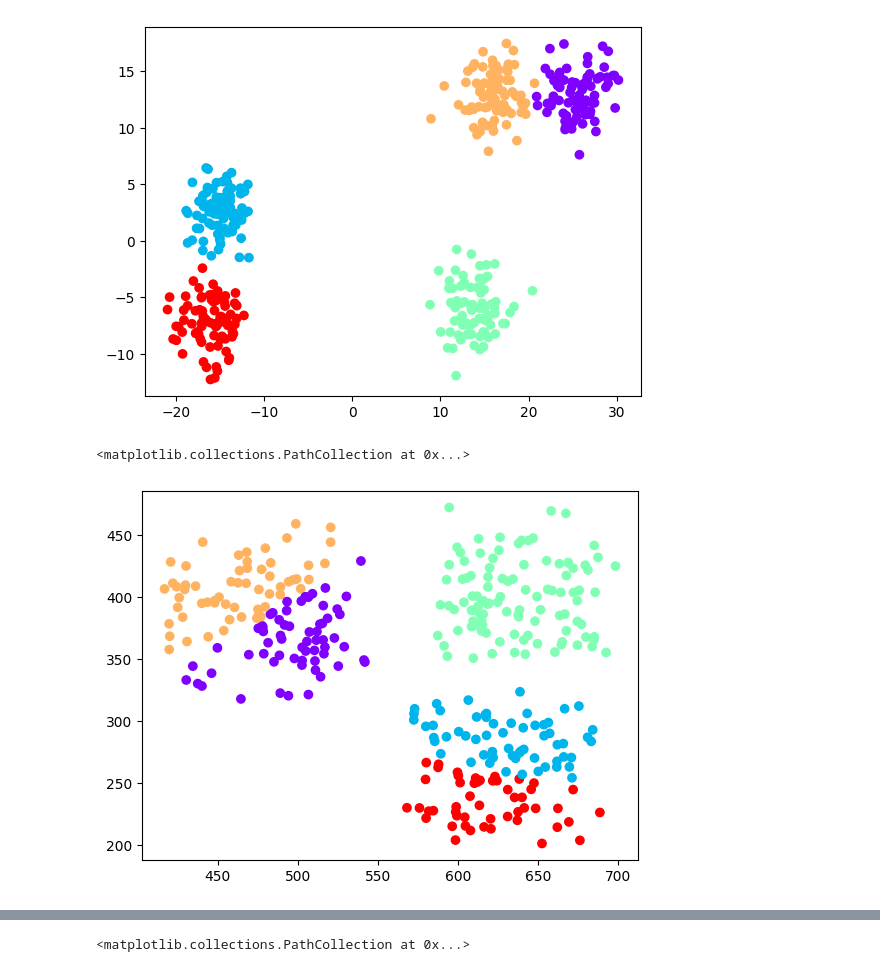
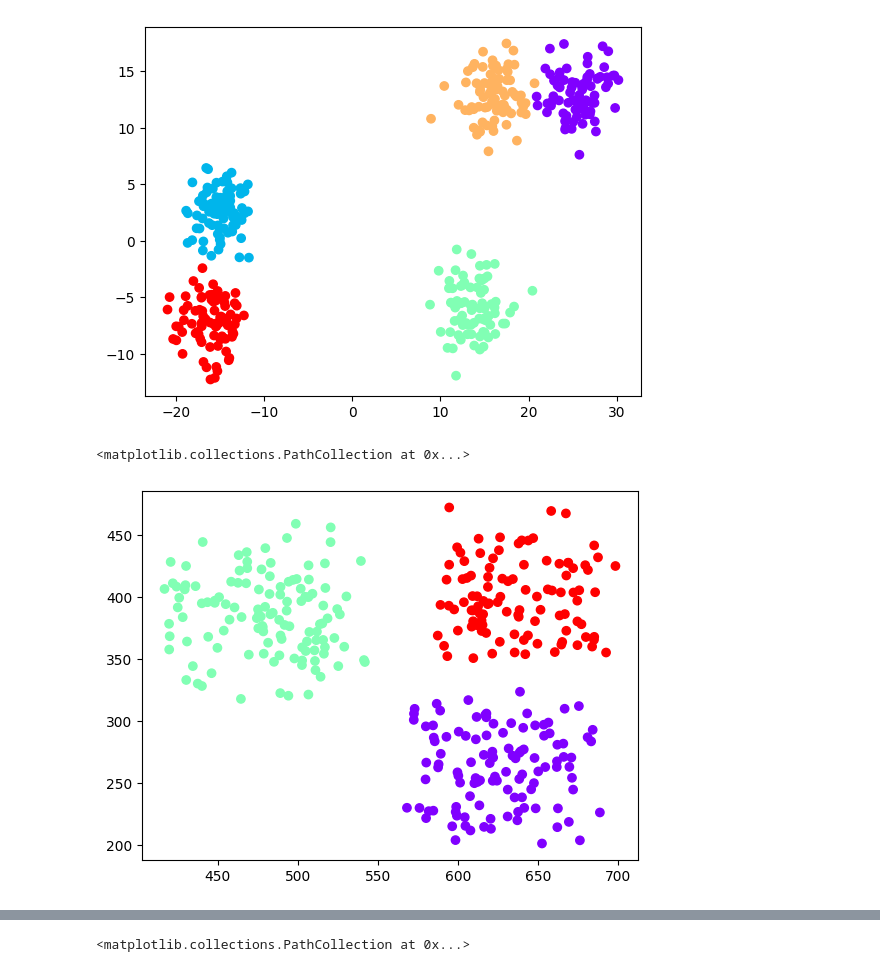
Before and after one commit to adnanqidwai/Comparing_Clustering_Algos, a Jupyter notebook: 2.ipynb, the cells around one changed output, grey strips where cells are left out. Saved outputs shown, nothing was run; the diff lists cells and outputs as text; code cells hidden in the pictures.

```diff
--- a/2.ipynb
+++ b/2.ipynb
@@ -48,8 +49,9 @@ plt.scatter(subClusters['x1'], subClusters['x2'], c=Kmeans_subClusters.labels_,
 <matplotlib.collections.PathCollection at 0x...>
 [figure]
 # %%
+Kmeans_wellSeperated=KMeans(n_clusters=3, random_state=0).fit(wellSeperated)
 plt.scatter(wellSeperated['0'], wellSeperated['1'], c=Kmeans_wellSeperated.labels_, cmap='rainbow')
 # %% [output]
 <matplotlib.collections.PathCollection at 0x...>
-[figure, old version]
+[figure, new version]
 # %%
```
Also changed, not shown: parts of 6 cells of this notebook.
